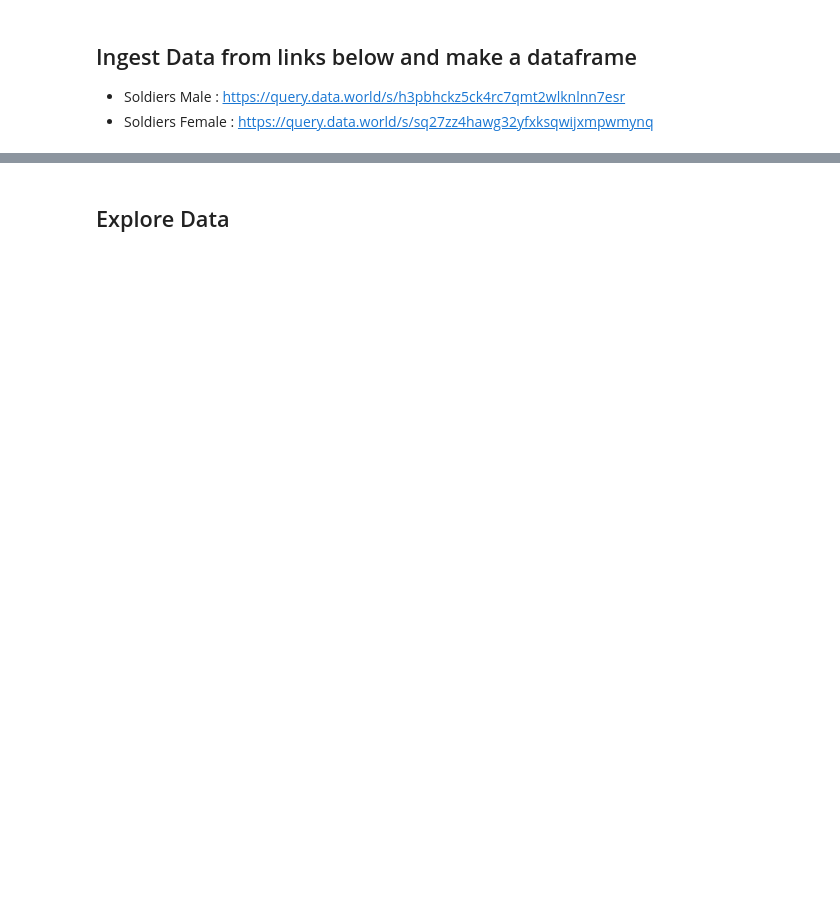
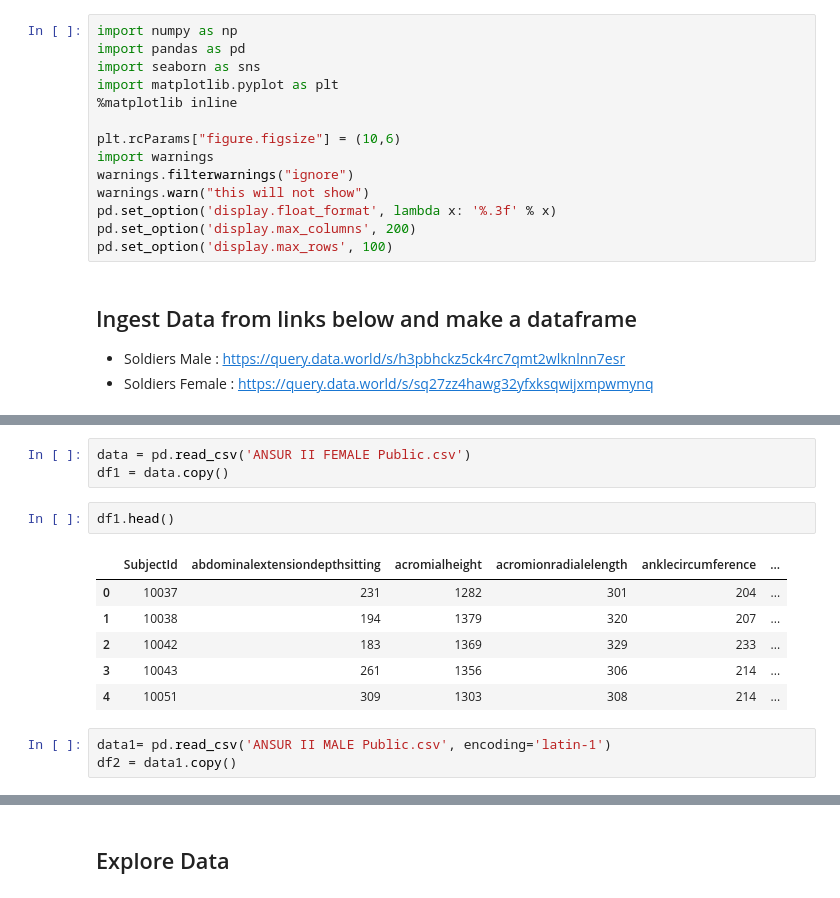
Before and after one commit to Nurdan10/ML_Projects, a Jupyter notebook: soldier_race_project_students.ipynb, the cells around one changed output, grey strips where cells are left out. Drawn from its saved outputs; the diff is of its cells as text; blank space fills up the shorter version.

```diff
--- a/soldier_race_project_students.ipynb
+++ b/soldier_race_project_students.ipynb
@@ -78,6 +78,20 @@ At the end of the project, choose the most successful model and try to enhance t
 Besides Numpy and Pandas, you need to import the necessary modules for data visualization, data preprocessing, Model building and tuning.
 
 *Note: Check out the course materials.*
+# %%
+import numpy as np
+import pandas as pd
+import seaborn as sns
+import matplotlib.pyplot as plt
+%matplotlib inline
+
+plt.rcParams["figure.figsize"] = (10,6)
+import warnings
+warnings.filterwarnings("ignore")
+warnings.warn("this will not show")
+pd.set_option('display.float_format', lambda x: '%.3f' % x)
+pd.set_option('display.max_columns', 200)
+pd.set_option('display.max_rows', 100)
 # %% [markdown]
 ## Ingest Data from links below and make a dataframe
 - Soldiers Male : https://query.data.world/s/h3pbhckz5ck4rc7qmt2wlknlnn7esr
@@ -87,0 +99,15 @@ Besides Numpy and Pandas, you need to import the necessary modules for data visu
+# %%
+data = pd.read_csv('ANSUR II FEMALE Public.csv')
+df1 = data.copy()
+# %%
+df1.head()
+# %% [output]
+|  | SubjectId | abdominalextensiondepthsitting | acromialheight | acromionradialelength | anklecircumference | ... |
+| 0 | 10037 | 231 | 1282 | 301 | 204 | ... |
+| 1 | 10038 | 194 | 1379 | 320 | 207 | ... |
+| 2 | 10042 | 183 | 1369 | 329 | 233 | ... |
+| 3 | 10043 | 261 | 1356 | 306 | 214 | ... |
+| 4 | 10051 | 309 | 1303 | 308 | 214 | ... |
+# %%
+data1= pd.read_csv('ANSUR II MALE Public.csv', encoding='latin-1')
+df2 = data1.copy()
```
Also changed, not shown: parts of 12 cells of this notebook, 1 other file.
